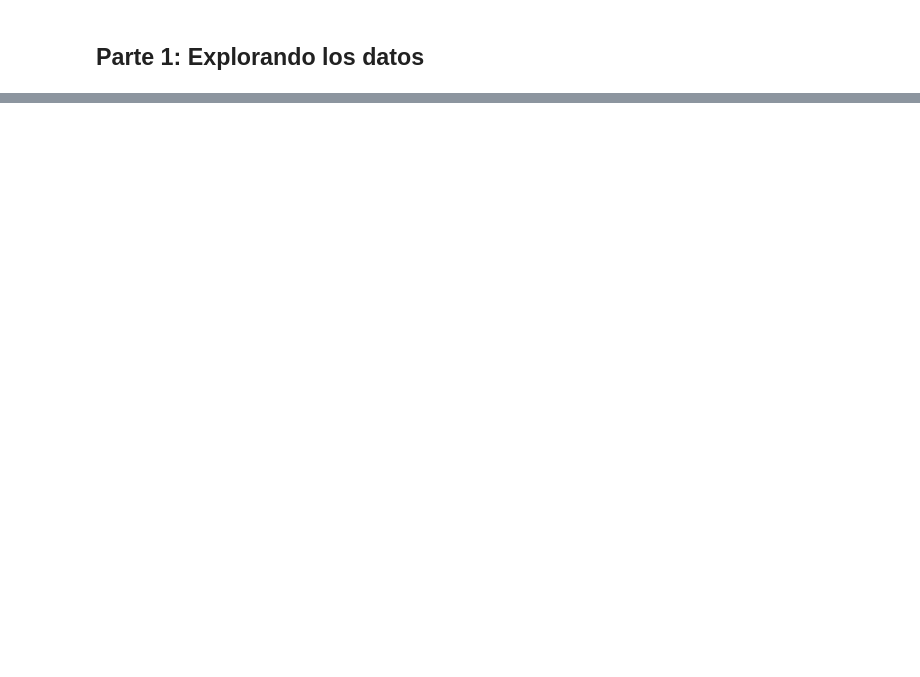
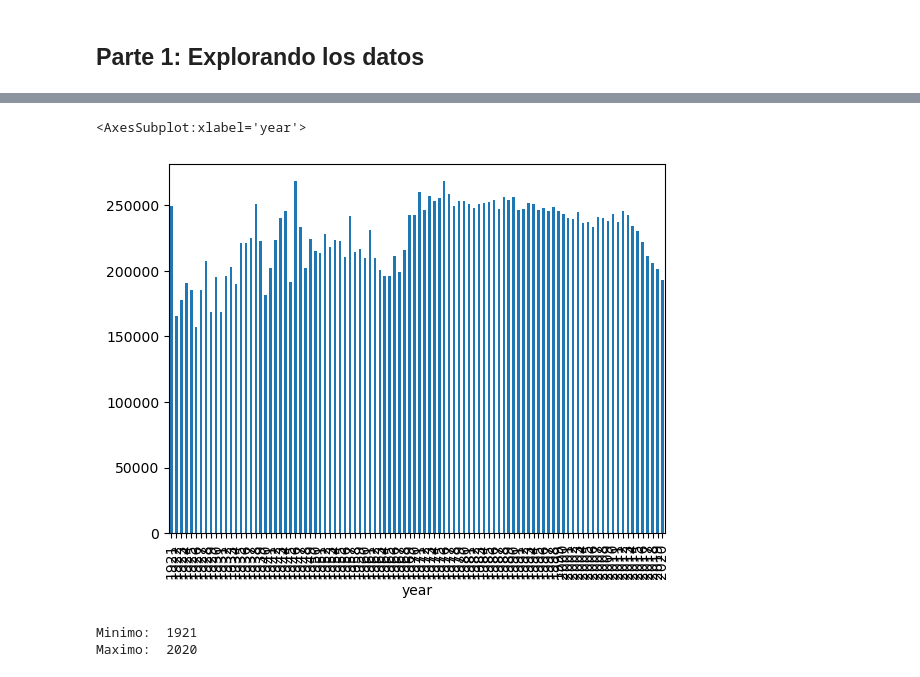
Before and after one commit to preluis/Project-portfolio, a Jupyter notebook: Notebooks/analisis_inicial.ipynb, the cells around one changed output, grey strips where cells are left out. Saved outputs shown, nothing was run; the diff lists cells and outputs as text; code cells hidden in the pictures; blank space fills up the shorter version.

```diff
--- a/Notebooks/analisis_inicial.ipynb
+++ b/Notebooks/analisis_inicial.ipynb
@@ -121,4 +98,9 @@ spotify_2015.sort_values(by=['liveness'], ascending=False).head()
 | 154592 | 0.5250 | 2015 | 0.0225 | ['Big Gigantic', 'GRiZ'] | 0.638 | 243519 | 0.891 | 0 | 68iIALIAQ03juj9BZpafox | ... |
 | 154418 | 0.6550 | 2015 | 0.8180 | ['Eduard Strauss', 'Zubin Mehta',... | 0.445 | 139533 | 0.605 | 0 | 11DLagJxzDb0ExEP1dJW88 | ... |
 # %%
-# How has music duration evolve through the years?
+# How has music duration evolve through the years? Plot
+
+spotify.groupby(['year']).mean()['duration_ms'].plot.bar()
+# %% [output]
+<AxesSubplot:xlabel='year'>
+[figure, added]
@@ -124,0 +111,8 @@ spotify_2015.sort_values(by=['liveness'], ascending=False).head()
+# %%
+#Which years are considered in the dataset?
+spotify.groupby(['year']).count()['id']
+print('Minimo: ', spotify['year'].min())
+print('Maximo: ', spotify['year'].max())
+# %% [output]
+Minimo:  1921
+Maximo:  2020
```
Also changed, not shown: parts of 13 cells of this notebook.
